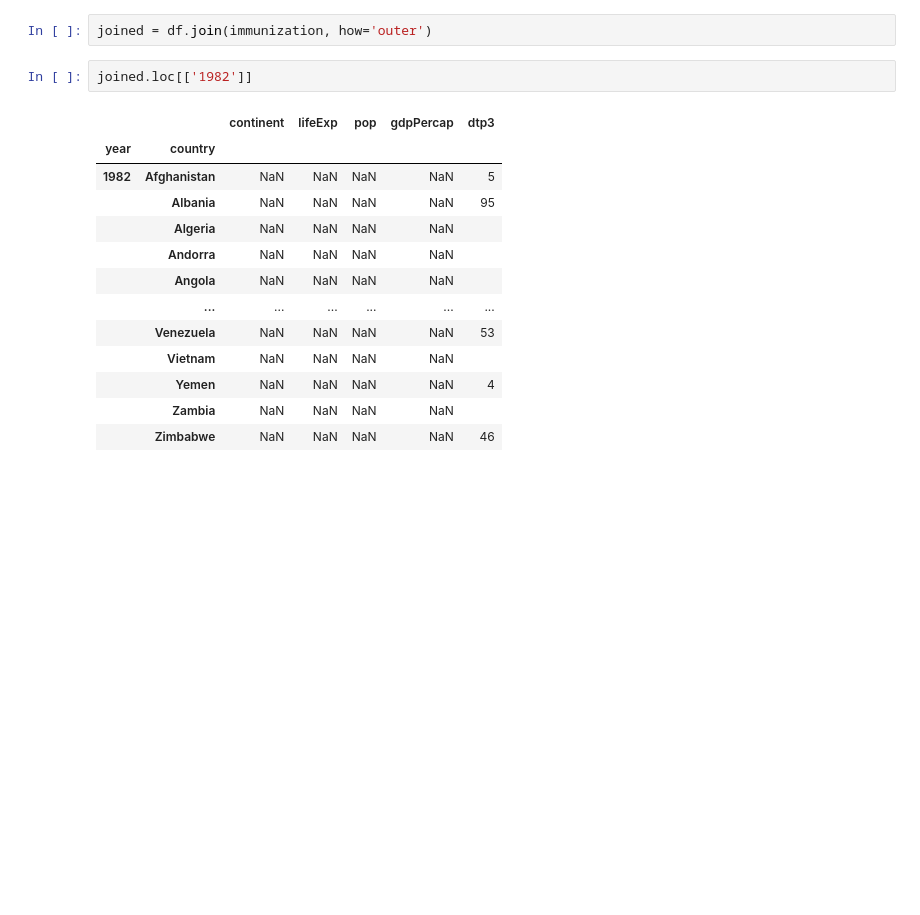
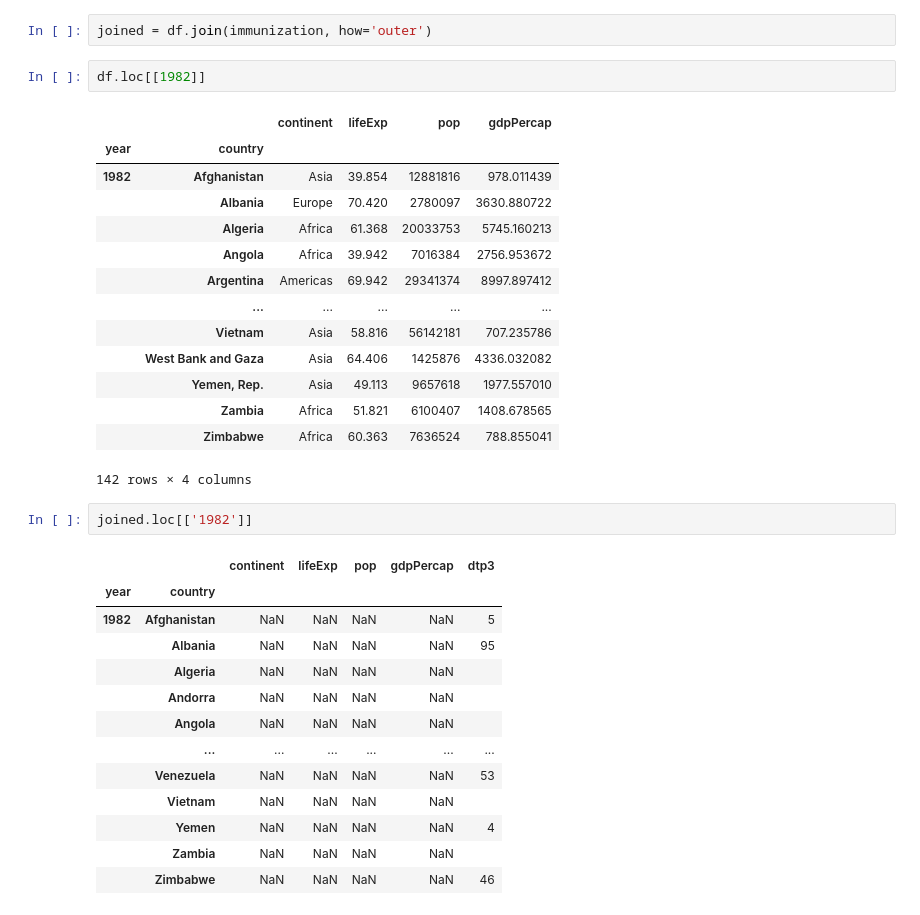
Before and after one commit to WeiweiBian/PythonTutorial, a Jupyter notebook: KarolinskaTutorial.ipynb, the cells around one changed output. Drawn from its saved outputs; the diff is of its cells as text; blank space fills up the shorter version.

```diff
--- a/KarolinskaTutorial.ipynb
+++ b/KarolinskaTutorial.ipynb
@@ -189,5 +203,22 @@ immunization.rename(columns={ immunization.columns[0]: "dtp3" }, inplace = True)
 # %%
 joined = df.join(immunization, how='outer')
+# %%
+df.loc[[1982]]
+# %% [output]
+|  |  | continent | lifeExp | pop | gdpPercap |
+| year | country |  |  |  |  |
+| 1982 | Afghanistan | Asia | 39.854 | 12881816 | 978.011439 |
+|  | Albania | Europe | 70.420 | 2780097 | 3630.880722 |
+|  | Algeria | Africa | 61.368 | 20033753 | 5745.160213 |
+|  | Angola | Africa | 39.942 | 7016384 | 2756.953672 |
+|  | Argentina | Americas | 69.942 | 29341374 | 8997.897412 |
+|  | ... | ... | ... | ... | ... |
+|  | Vietnam | Asia | 58.816 | 56142181 | 707.235786 |
+|  | West Bank and Gaza | Asia | 64.406 | 1425876 | 4336.032082 |
+|  | Yemen, Rep. | Asia | 49.113 | 9657618 | 1977.557010 |
+|  | Zambia | Africa | 51.821 | 6100407 | 1408.678565 |
+|  | Zimbabwe | Africa | 60.363 | 7636524 | 788.855041 |
+142 rows × 4 columns
 # %%
 joined.loc[['1982']]
 # %% [output]
```
Also changed, not shown: parts of 9 cells of this notebook.
